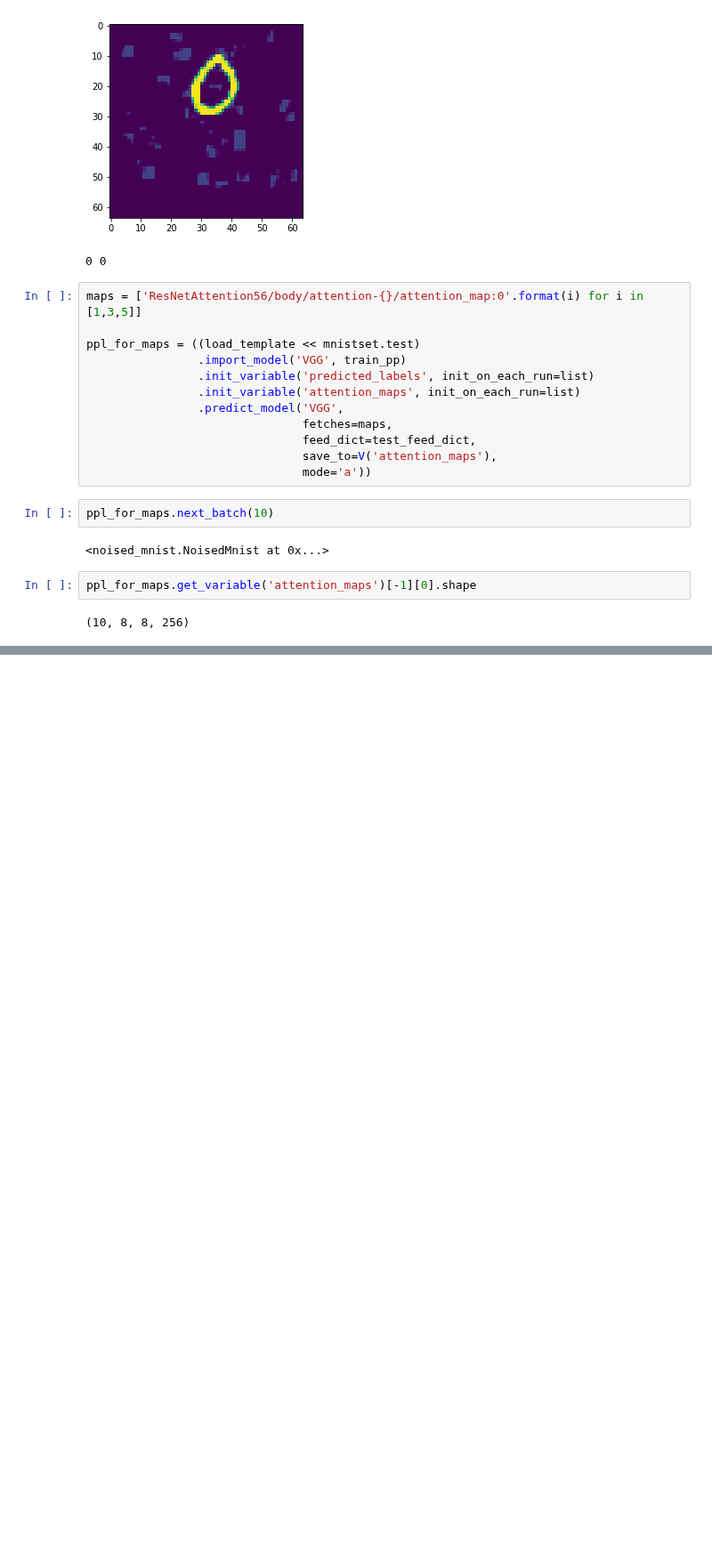
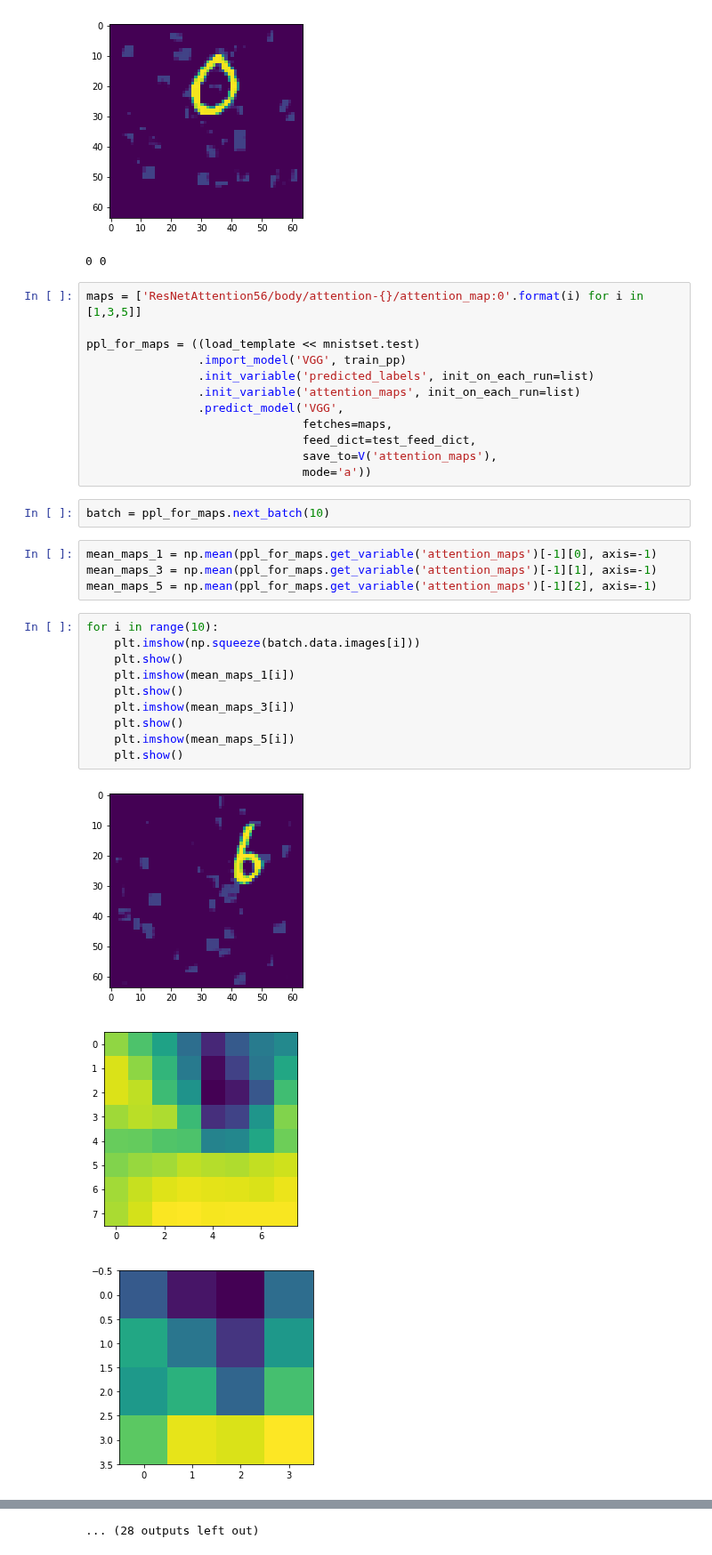
Before and after one commit to analysiscenter/az_training, a Jupyter notebook: alexey_kozhevin/task_05/Untitled.ipynb, the cells around one changed output, grey strips where cells are left out. Shown at 89% size. Cells and saved outputs as stored; diff of their text form; blank space fills up the shorter version.

```diff
--- a/alexey_kozhevin/task_05/Untitled.ipynb
+++ b/alexey_kozhevin/task_05/Untitled.ipynb
@@ -114,10 +114,22 @@ ppl_for_maps = ((load_template << mnistset.test)
                                save_to=V('attention_maps'),
                                mode='a'))
 # %%
-ppl_for_maps.next_batch(10)
+batch = ppl_for_maps.next_batch(10)
-# %% [output]
-<noised_mnist.NoisedMnist at 0x...>
-# %%
-ppl_for_maps.get_variable('attention_maps')[-1][0].shape
-# %% [output]
-(10, 8, 8, 256)
+# %%
+mean_maps_1 = np.mean(ppl_for_maps.get_variable('attention_maps')[-1][0], axis=-1)
+mean_maps_3 = np.mean(ppl_for_maps.get_variable('attention_maps')[-1][1], axis=-1)
+mean_maps_5 = np.mean(ppl_for_maps.get_variable('attention_maps')[-1][2], axis=-1)
+# %%
+for i in range(10):
+    plt.imshow(np.squeeze(batch.data.images[i]))
+    plt.show()
+    plt.imshow(mean_maps_1[i])
+    plt.show()
+    plt.imshow(mean_maps_3[i])
+    plt.show()
+    plt.imshow(mean_maps_5[i])
+    plt.show()
+# %% [output]
+[figure, added]
+[figure, added]
+[figure, added]
@@ -123,0 +145 @@ ppl_for_maps.get_variable('attention_maps')[-1][0].shape
+... (28 outputs left out)
```
Also changed, not shown: parts of 1 cell of this notebook.
